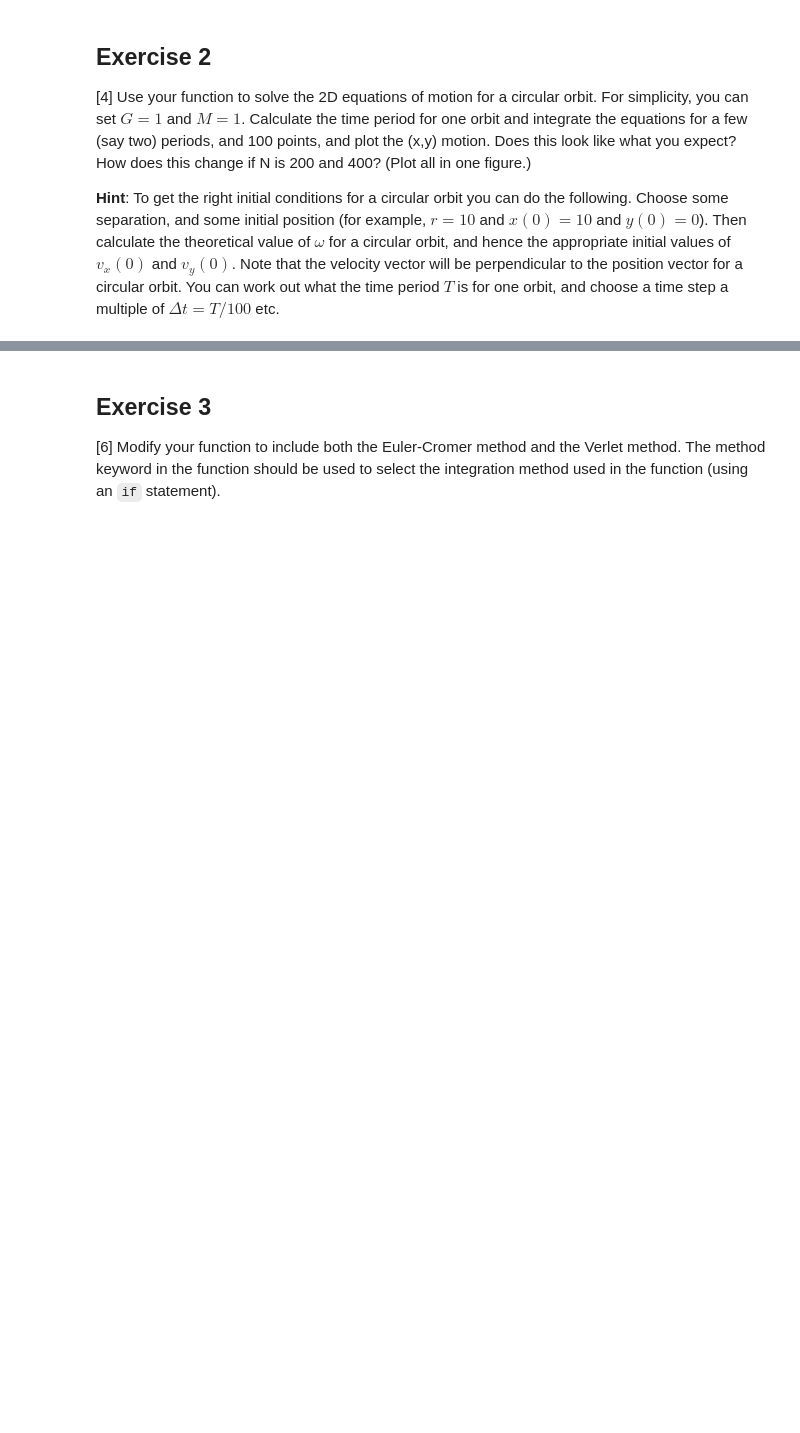
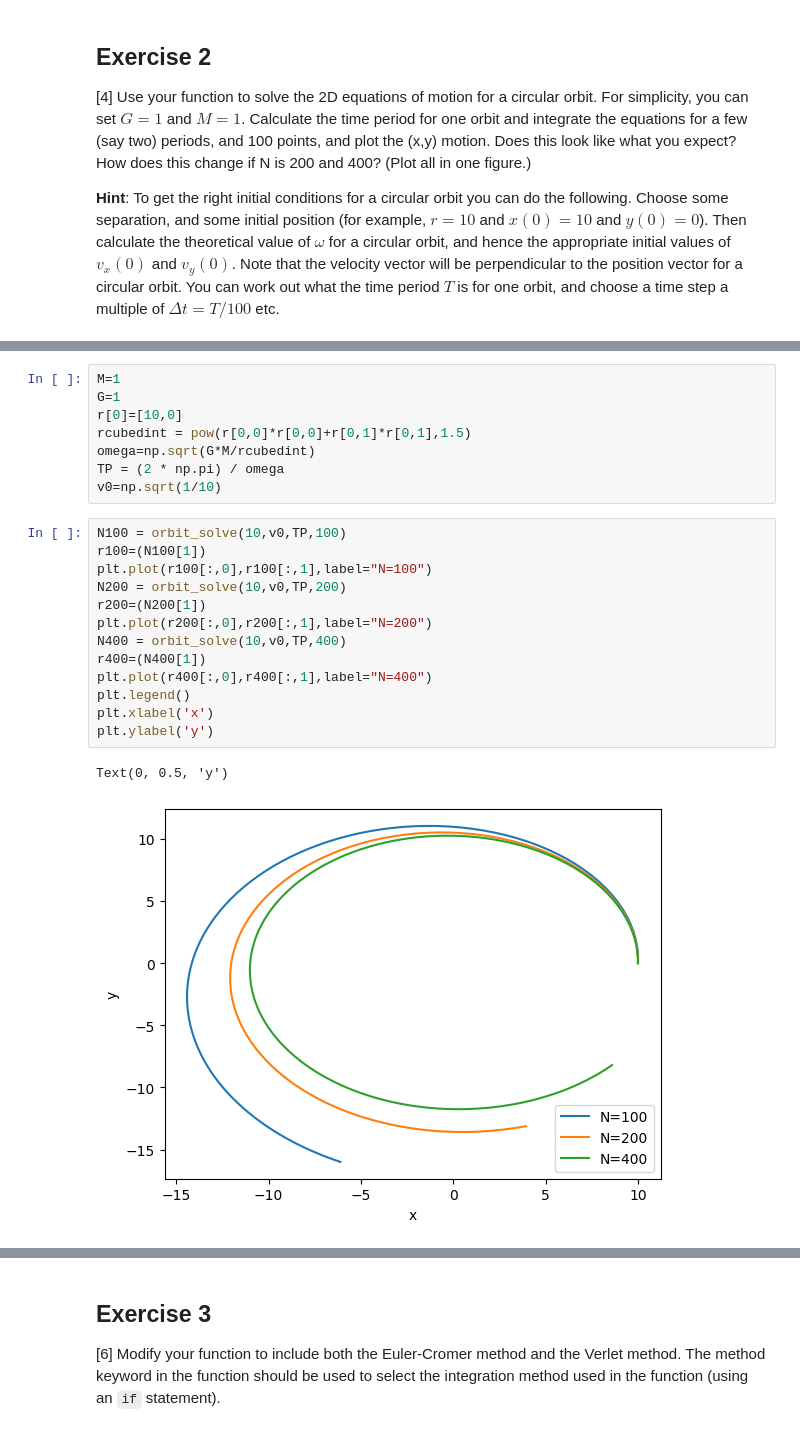
Before and after one commit to PX2145-2025/week-9-b-w-dummett, a Jupyter notebook: ODEs_2.ipynb, the cells around one changed output, grey strips where cells are left out. Drawn from its saved outputs; the diff is of its cells as text; blank space fills up the shorter version.

```diff
--- a/ODEs_2.ipynb
+++ b/ODEs_2.ipynb
@@ -304,0 +409,24 @@ See LearningCentral for an example using the [Lotka-Volterra equations](https://
+# %%
+M=1
+G=1
+r[0]=[10,0]
+rcubedint = pow(r[0,0]*r[0,0]+r[0,1]*r[0,1],1.5)
+omega=np.sqrt(G*M/rcubedint)
+TP = (2 * np.pi) / omega
+v0=np.sqrt(1/10)
+# %%
+N100 = orbit_solve(10,v0,TP,100)
+r100=(N100[1])
+plt.plot(r100[:,0],r100[:,1],label="N=100")
+N200 = orbit_solve(10,v0,TP,200)
+r200=(N200[1])
+plt.plot(r200[:,0],r200[:,1],label="N=200")
+N400 = orbit_solve(10,v0,TP,400)
+r400=(N400[1])
+plt.plot(r400[:,0],r400[:,1],label="N=400")
+plt.legend()
+plt.xlabel('x')
+plt.ylabel('y')
+# %% [output]
+Text(0, 0.5, 'y')
+[figure, added]
```
Also changed, not shown: parts of 7 cells of this notebook.
